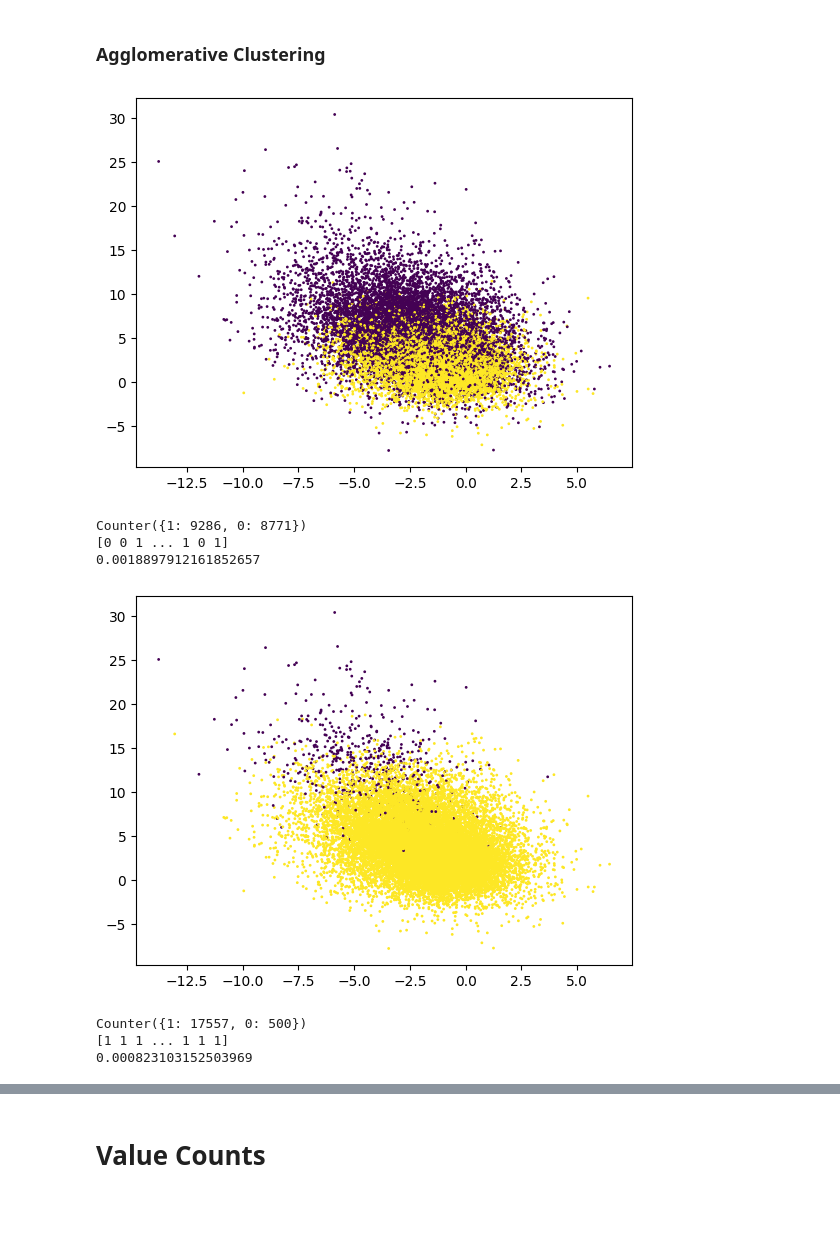
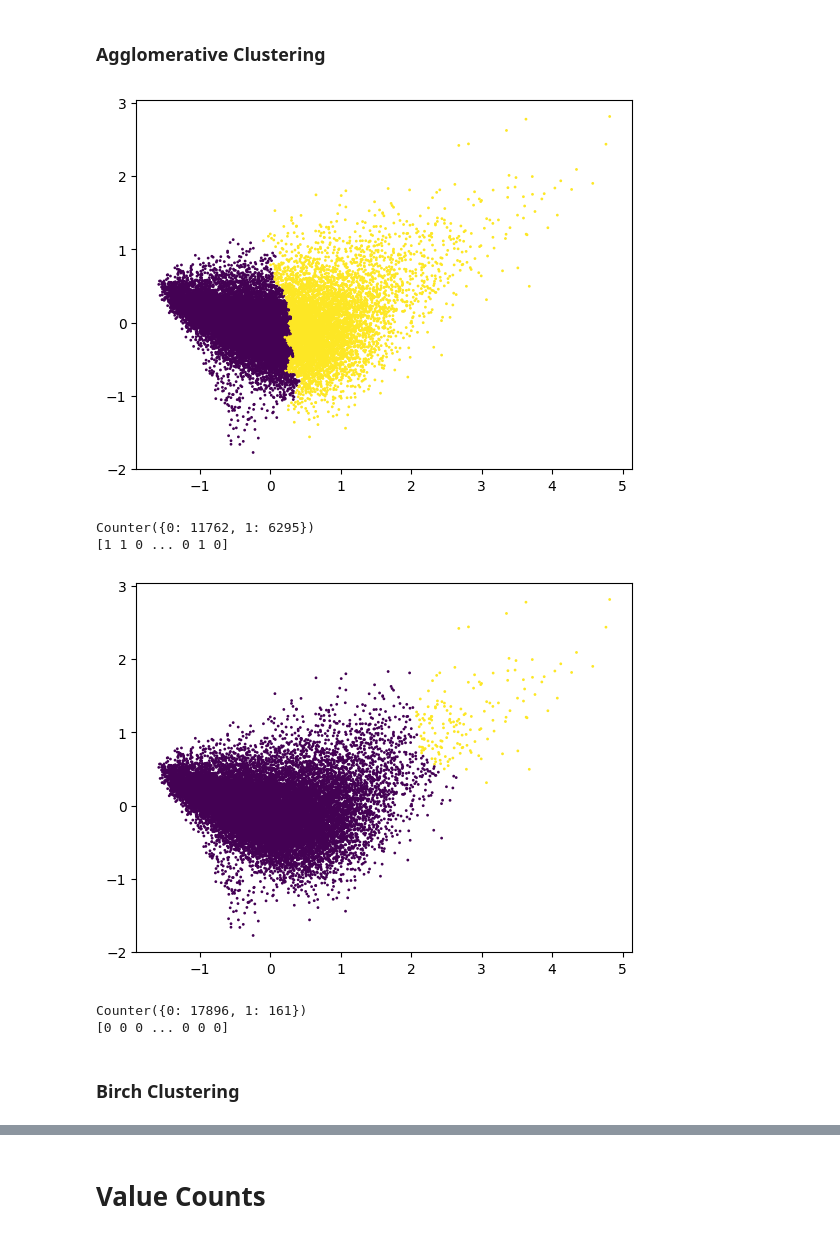
Before and after one commit to arjunality/twitter_data_analysis, a Jupyter notebook: v2/codefiles/data_sentiment_analysis_v2.ipynb, the cells around one changed output, grey strips where cells are left out. Drawn from its saved outputs; the diff is of its cells as text; code cells hidden in the pictures; blank space fills up the shorter version.

```diff
--- a/v2/codefiles/data_sentiment_analysis_v2.ipynb
+++ b/v2/codefiles/data_sentiment_analysis_v2.ipynb
@@ -39,5 +42,6 @@ from sklearn.metrics import *
 # %%
 tweets_df = pd.read_csv('/Users/nitanshjain/Documents/Projects/Twitter_Data_Analysis/v2/data/tweets_cleaned_v2.csv')
+num_components = 2
 print(tweets_df.shape)
 tweets_df.head()
 # %% [output]
@@ -224,8 +229,6 @@ tfidf_labels = agg_ward_tfidf.labels_
 print(Counter(tfidf_labels))
 print(tfidf_labels)
 tweets_sentiment_df['sentiment_tfidf_agg_ward_nmf'] = tfidf_labels
-tweets_sentiment_df.replace({'sentiment_tfidf_agg_ward_nmf': {0: -1}}, inplace=True)
-print(adjusted_rand_score(tweets_sentiment_df['sentiment_nltk'], tweets_sentiment_df['sentiment_tfidf_agg_ward_nmf']))
 
 #complete
 agg_complete_tfidf = AgglomerativeClustering(n_clusters=2, affinity='euclidean', linkage='complete')
@@ -236,6 +239,4 @@ tfidf_labels = agg_complete_tfidf.labels_
 print(Counter(tfidf_labels))
 print(tfidf_labels)
 tweets_sentiment_df['sentiment_tfidf_agg_complete_nmf'] = tfidf_labels
-tweets_sentiment_df.replace({'sentiment_tfidf_agg_complete_nmf': {0: -1}}, inplace=True)
-print(adjusted_rand_score(tweets_sentiment_df['sentiment_nltk'], tweets_sentiment_df['sentiment_tfidf_agg_complete_nmf']))
 # %% [output]
@@ -427,3 +605,14 @@ def get_glove_embeddings(glove_vector, x_train_input):
 
 glove_embeddings = get_glove_embeddings(glove, tweets_sentiment_df['tweet'])
 glove_embeddings = np.array([x[0].numpy() for x in glove_embeddings])
+
+glove_embeddings = mm.fit_transform(glove_embeddings)
+
+#PCA
+glove_embeddings_pca = PCA(n_components=num_components).fit_transform(glove_embeddings)
+print(glove_embeddings_pca.shape)
+
+# #NMF
+nmf = NMF(n_components=num_components)
+glove_embeddings_nmf = nmf.fit_transform(glove_embeddings)
+print(glove_embeddings_nmf.shape)
@@ -430,16 +624,13 @@ glove_embeddings = np.array([x[0].numpy() for x in glove_embeddings])
 # %% [markdown]
 ### KMeans
 # %%
-kmeans_glove = KMeans(n_clusters=2, max_iter=100, random_state=42).fit(X=glove_embeddings)
+kmeans_glove = KMeans(n_clusters=2, max_iter=100, random_state=42).fit(X=glove_embeddings_pca)
 positive_cluster_center = kmeans_glove.cluster_centers_[0]
 negative_cluster_center = kmeans_glove.cluster_centers_[1]
 
-glove_labels = kmeans_glove.predict(glove_embeddings)
-plt.scatter(glove_embeddings[:,0], glove_embeddings[:,1], c=kmeans_glove.labels_, cmap='viridis', s=5)
+glove_labels = kmeans_glove.predict(glove_embeddings_pca)
+plt.scatter(glove_embeddings_pca[:,0], glove_embeddings_pca[:,1], c=kmeans_glove.labels_, cmap='viridis', s=5)
 print(Counter(glove_labels))
 print(glove_labels)
-tweets_sentiment_df['sentiment_glove_kmeans'] = glove_labels
-tweets_sentiment_df.replace({'sentiment_glove_kmeans': {0: -1}}, inplace=True)
-tweets_sentiment_df.replace({'sentiment_glove_kmeans': {1: 1}}, inplace=True)
-print(adjusted_rand_score(tweets_sentiment_df['sentiment_nltk'], tweets_sentiment_df['sentiment_glove_kmeans']))
+tweets_sentiment_df['sentiment_glove_kmeans_pca'] = glove_labels
 # %% [output]
@@ -452,34 +642,29 @@ Counter({1: 9686, 0: 8371})
 # %%
 # ward
 agg_ward_glove = AgglomerativeClustering(n_clusters=2, affinity='euclidean', linkage='ward')
-agg_ward_glove.fit(X=glove_embeddings)
+agg_ward_glove.fit(X=glove_embeddings_pca)
 glove_labels = agg_ward_glove.labels_
-plt.scatter(glove_embeddings[:,0], glove_embeddings[:,1], c=agg_ward_glove.labels_, cmap='viridis', s=1)
+plt.scatter(glove_embeddings_pca[:,0], glove_embeddings_pca[:,1], c=agg_ward_glove.labels_, cmap='viridis', s=1)
 plt.show()
 print(Counter(glove_labels))
 print(glove_labels)
-tweets_sentiment_df['sentiment_glove_agg_ward'] = glove_labels
-tweets_sentiment_df.replace({'sentiment_glove_agg_ward': {0: -1}}, inplace=True)
-print(adjusted_rand_score(tweets_sentiment_df['sentiment_nltk'], tweets_sentiment_df['sentiment_glove_agg_ward']))
+tweets_sentiment_df['sentiment_glove_agg_ward_pca'] = glove_labels
 
 #complete
 agg_complete_glove = AgglomerativeClustering(n_clusters=2, affinity='euclidean', linkage='complete')
-agg_complete_glove.fit(X=glove_embeddings)
+agg_complete_glove.fit(X=glove_embeddings_pca)
 glove_labels = agg_complete_glove.labels_
-plt.scatter(glove_embeddings[:,0], glove_embeddings[:,1], c=agg_complete_glove.labels_, cmap='viridis', s=1)
+plt.scatter(glove_embeddings_pca[:,0], glove_embeddings_pca[:,1], c=agg_complete_glove.labels_, cmap='viridis', s=1)
 plt.show()
 print(Counter(glove_labels))
 print(glove_labels)
-tweets_sentiment_df['sentiment_glove_agg_complete'] = glove_labels
-tweets_sentiment_df.replace({'sentiment_glove_agg_complete': {1: -1}}, inplace=True)
-tweets_sentiment_df.replace({'sentiment_glove_agg_complete': {0: 1}}, inplace=True)
-print(adjusted_rand_score(tweets_sentiment_df['sentiment_nltk'], tweets_sentiment_df['sentiment_glove_agg_complete'], ))
+tweets_sentiment_df['sentiment_glove_agg_complete_pca'] = glove_labels
 # %% [output]
-[figure, old version]
+[figure, new version]
-Counter({1: 9286, 0: 8771})
-[0 0 1 ... 1 0 1]
-0.0018897912161852657
+Counter({0: 11762, 1: 6295})
+[1 1 0 ... 0 1 0]
-[figure, old version]
+[figure, new version]
-Counter({1: 17557, 0: 500})
-[1 1 1 ... 1 1 1]
-0.000823103152503969
+Counter({0: 17896, 1: 161})
+[0 0 0 ... 0 0 0]
+# %% [markdown]
+### Birch Clustering
```
Also changed, not shown: parts of 48 cells of this notebook, 1 other file.
